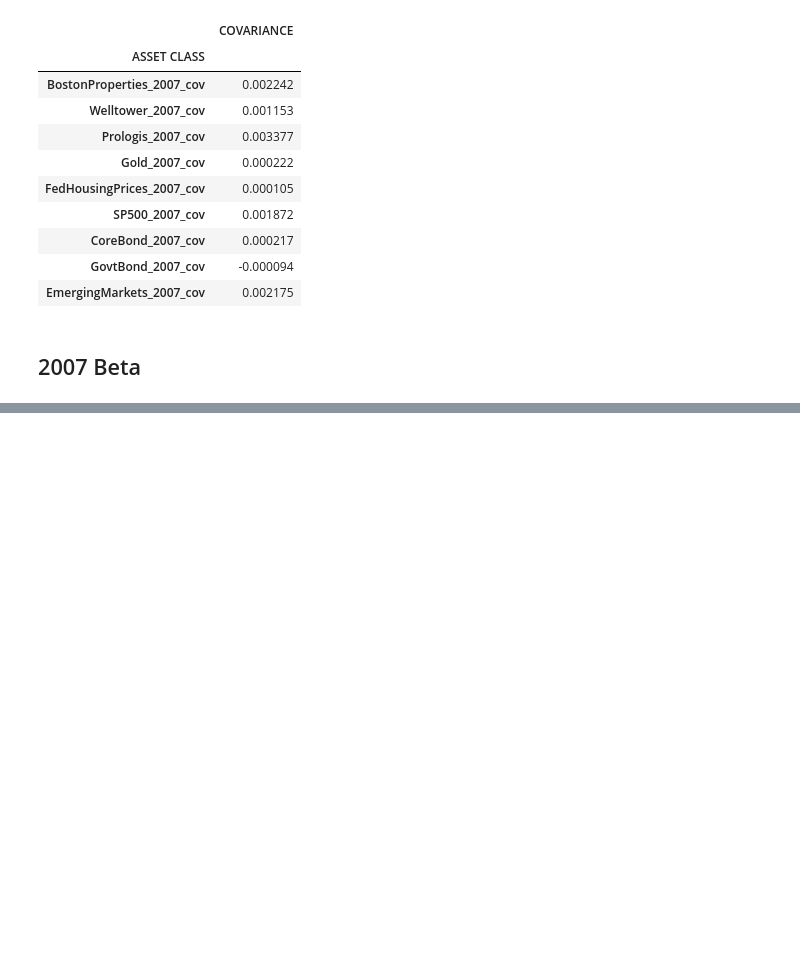
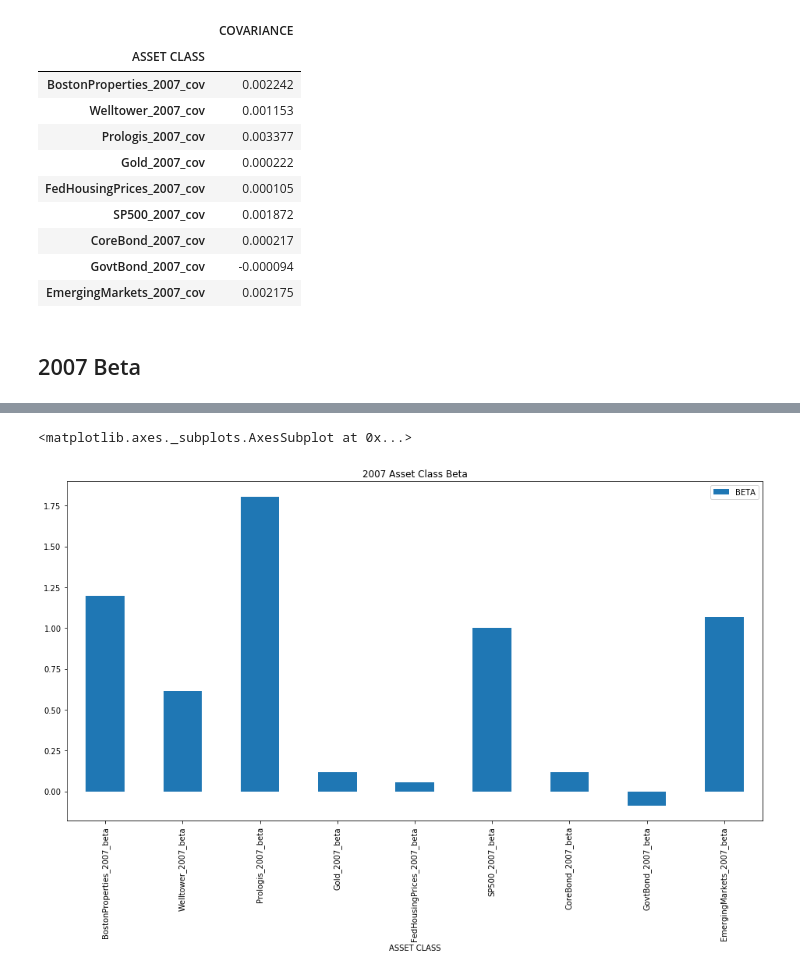
Before and after one commit to Tedmcm/GROUP1-Project, a Jupyter notebook: PROJECT_1_CSVS/MasterNotebook.ipynb, the cells around one changed output, grey strips where cells are left out. Drawn from its saved outputs; the diff is of its cells as text; code cells hidden in the pictures; blank space fills up the shorter version.

```diff
--- a/PROJECT_1_CSVS/MasterNotebook.ipynb
+++ b/PROJECT_1_CSVS/MasterNotebook.ipynb
@@ -1291,0 +1290,5 @@ covariance_df_2007_1.head(9)
+# %%
+beta_df_2007_1.plot(kind='bar', figsize=(16,8), title = '2007 Asset Class Beta')
+# %% [output]
+<matplotlib.axes._subplots.AxesSubplot at 0x...>
+[figure, added]
```
Also changed, not shown: parts of 31 cells of this notebook, 2 other files.
